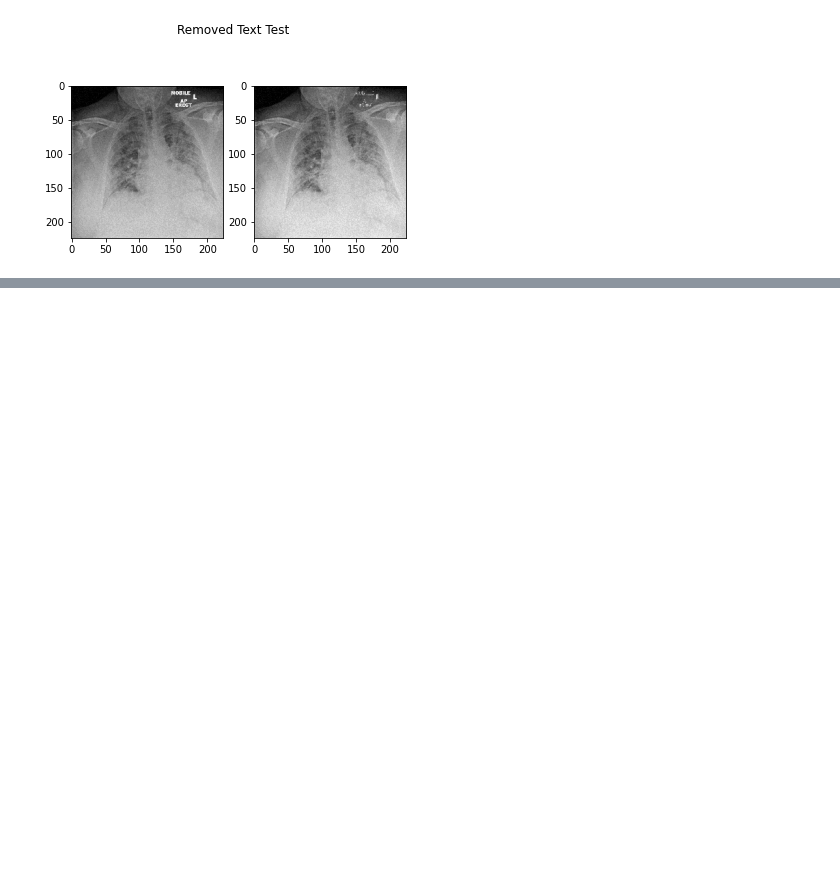
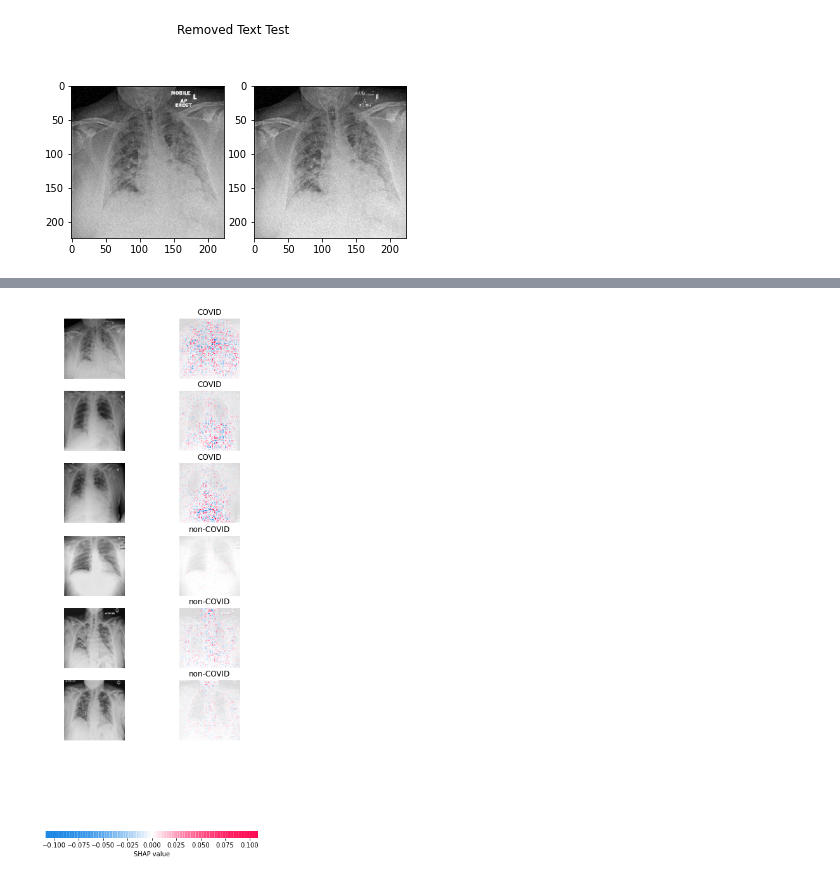
Before and after one commit to cicorias/njit-deeplearn-explain-shap, a Jupyter notebook: shap-final-run.ipynb, the cells around one changed output, grey strips where cells are left out. Saved outputs shown, nothing was run; the diff lists cells and outputs as text; code cells hidden in the pictures; blank space fills up the shorter version.

```diff
--- a/shap-final-run.ipynb
+++ b/shap-final-run.ipynb
@@ -179,0 +179,4 @@ for i in range(0,11):
+# %%
+pp = run_explainier(model, 7, to_explain)
+# %% [output]
+[figure, added]
```
Also changed, not shown: parts of 14 cells of this notebook, 15 other files.
